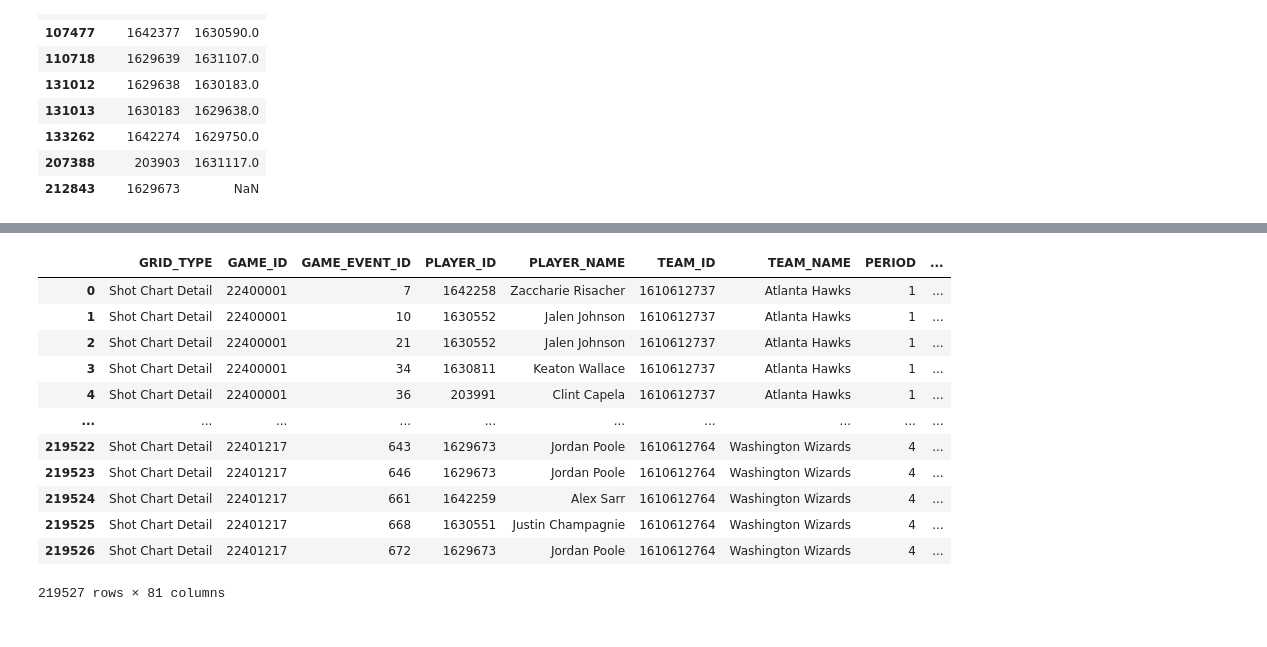
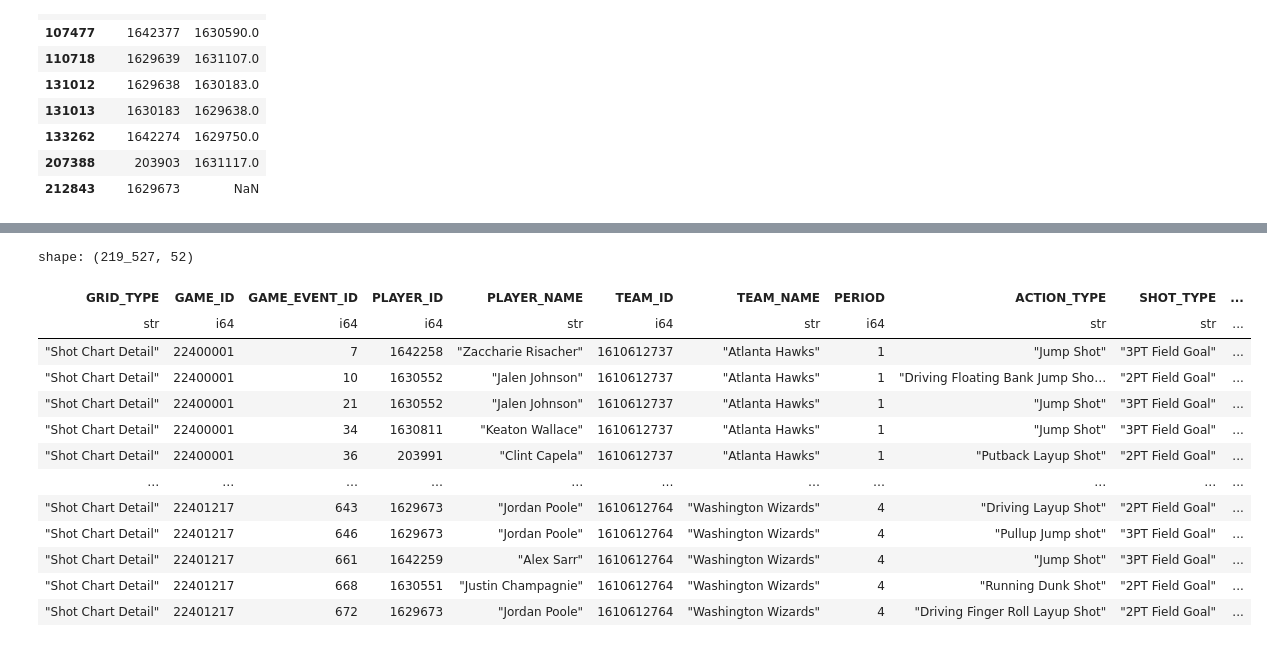
Before and after one commit to carlsonhu225-source/data7001_g02, a Jupyter notebook: Load_NBA_Dataset.ipynb, the cells around one changed output, grey strips where cells are left out. Cells and saved outputs as stored; diff of their text form; code cells hidden in the pictures.

Commit message:
Convert to Polars dataframe

```diff
--- a/Load_NBA_Dataset.ipynb
+++ b/Load_NBA_Dataset.ipynb
@@ -72,5 +86,5 @@ Index(['actionNumber', 'clock', 'timeActual', 'period', 'periodType',
 # %%
-
-df_merged = pd.merge(df_shots, df_cdnnba, how='left', left_on=['GAME_ID', 'GAME_EVENT_ID'], right_on=['gameId', 'actionNumber'])
+# Merge two dataframes
+df_merged = df_shots.join(df_cdnnba, how='left', left_on=['GAME_ID', 'GAME_EVENT_ID'], right_on=['gameId', 'actionNumber'])
 df_merged.head(10)
 # %% [output]
@@ -115,11 +130,14 @@ df_merged[['PLAYER_ID', 'personId']][df_test2]
 | 207388 | 203903 | 1631117.0 |
 | 212843 | 1629673 | NaN |
 # %%
-# Convert to date data type
-df_merged['GAME_DATE'] = pd.to_datetime(df_merged['GAME_DATE'], format="%Y%m%d")
-
-# Home -
-df_merged['SCORE_MARGIN'] = df_merged['scoreHome'] - df_merged['scoreAway']
+# Convert data types
+df_merged = df_merged.with_columns(
+    pl.col('GAME_DATE').cast(pl.String).str.to_datetime(format="%Y%m%d").alias('game_date'),
+    pl.duration(minutes=pl.col('MINUTES_REMAINING'), seconds=pl.col('SECONDS_REMAINING')).alias('time_remaining'),
+    (pl.col('scoreHome') - pl.col('scoreAway')).alias('score_margin')
+)
 
 # Convert to based on player taking actions perspective
-df_merged['MARGIN_ACTION'] = np.where(df_merged['teamTricode'] == df_merged['HTM'], df_merged['SCORE_MARGIN'], df_merged['SCORE_MARGIN']*-1)
+df_merged = df_merged.with_columns(
+    pl.when(pl.col('teamTricode') == pl.col('HTM')).then(pl.col('score_margin')).otherwise(pl.col('score_margin')*-1).alias('margin_action')
+)
@@ -126,18 +196,49 @@ df_merged['MARGIN_ACTION'] = np.where(df_merged['teamTricode'] == df_merged['HTM
 # %%
 # Drop redundant columns
+df2 = df_merged.drop(['period', 'personId', 'actionType', 'GAME_DATE', 'SHOT_DISTANCE'])
 
-df_merged.drop(['actionNumber', 'period'], axis=1)
+# Drop columns deemed not required
+df2 = df2.drop([
+    'EVENT_TYPE',
+    'MINUTES_REMAINING',
+    'SECONDS_REMAINING',
+    'foulPersonalTotal',
+    'foulTechnicalTotal',
+    'foulDrawnPlayerName',
+    'foulDrawnPersonId',
+    'area',
+    'areaDetail',
+    'shotResult',
+    'officialId',
+    'turnoverTotal',
+    'stealPlayerName',
+    'stealPersonId',
+    'reboundTotal',
+    'reboundDefensiveTotal',
+    'reboundOffensiveTotal',
+    'blockPlayerName',
+    'blockPersonId',
+    'jumpBallLostPlayerName',
+    'jumpBallLostPersonId',
+    'jumpBallWonPlayerName',
+    'jumpBallWonPersonId',
+    'jumpBallRecoveredName',
+    'jumpBallRecoverdPersonId',
+    'shotActionNumber'
+])
+df2
 # %% [output]
+shape: (219_527, 52)
-|  | GRID_TYPE | GAME_ID | GAME_EVENT_ID | PLAYER_ID | PLAYER_NAME | TEAM_ID | TEAM_NAME | PERIOD | ... |
-| 0 | Shot Chart Detail | 22400001 | 7 | 1642258 | Zaccharie Risacher | 1610612737 | Atlanta Hawks | 1 | ... |
-| 1 | Shot Chart Detail | 22400001 | 10 | 1630552 | Jalen Johnson | 1610612737 | Atlanta Hawks | 1 | ... |
-| 2 | Shot Chart Detail | 22400001 | 21 | 1630552 | Jalen Johnson | 1610612737 | Atlanta Hawks | 1 | ... |
-| 3 | Shot Chart Detail | 22400001 | 34 | 1630811 | Keaton Wallace | 1610612737 | Atlanta Hawks | 1 | ... |
-| 4 | Shot Chart Detail | 22400001 | 36 | 203991 | Clint Capela | 1610612737 | Atlanta Hawks | 1 | ... |
-| ... | ... | ... | ... | ... | ... | ... | ... | ... | ... |
-| 219522 | Shot Chart Detail | 22401217 | 643 | 1629673 | Jordan Poole | 1610612764 | Washington Wizards | 4 | ... |
-| 219523 | Shot Chart Detail | 22401217 | 646 | 1629673 | Jordan Poole | 1610612764 | Washington Wizards | 4 | ... |
-| 219524 | Shot Chart Detail | 22401217 | 661 | 1642259 | Alex Sarr | 1610612764 | Washington Wizards | 4 | ... |
-| 219525 | Shot Chart Detail | 22401217 | 668 | 1630551 | Justin Champagnie | 1610612764 | Washington Wizards | 4 | ... |
-| 219526 | Shot Chart Detail | 22401217 | 672 | 1629673 | Jordan Poole | 1610612764 | Washington Wizards | 4 | ... |
+| GRID_TYPE | GAME_ID | GAME_EVENT_ID | PLAYER_ID | PLAYER_NAME | TEAM_ID | TEAM_NAME | PERIOD | ACTION_TYPE | SHOT_TYPE | ... |
+| str | i64 | i64 | i64 | str | i64 | str | i64 | str | str | ... |
+| "Shot Chart Detail" | 22400001 | 7 | 1642258 | "Zaccharie Risacher" | 1610612737 | "Atlanta Hawks" | 1 | "Jump Shot" | "3PT Field Goal" | ... |
+| "Shot Chart Detail" | 22400001 | 10 | 1630552 | "Jalen Johnson" | 1610612737 | "Atlanta Hawks" | 1 | "Driving Floating Bank Jump Sho… | "2PT Field Goal" | ... |
+| "Shot Chart Detail" | 22400001 | 21 | 1630552 | "Jalen Johnson" | 1610612737 | "Atlanta Hawks" | 1 | "Jump Shot" | "3PT Field Goal" | ... |
+| "Shot Chart Detail" | 22400001 | 34 | 1630811 | "Keaton Wallace" | 1610612737 | "Atlanta Hawks" | 1 | "Jump Shot" | "3PT Field Goal" | ... |
+| "Shot Chart Detail" | 22400001 | 36 | 203991 | "Clint Capela" | 1610612737 | "Atlanta Hawks" | 1 | "Putback Layup Shot" | "2PT Field Goal" | ... |
+| … | … | … | … | … | … | … | … | … | … | ... |
+| "Shot Chart Detail" | 22401217 | 643 | 1629673 | "Jordan Poole" | 1610612764 | "Washington Wizards" | 4 | "Driving Layup Shot" | "2PT Field Goal" | ... |
+| "Shot Chart Detail" | 22401217 | 646 | 1629673 | "Jordan Poole" | 1610612764 | "Washington Wizards" | 4 | "Pullup Jump shot" | "3PT Field Goal" | ... |
+| "Shot Chart Detail" | 22401217 | 661 | 1642259 | "Alex Sarr" | 1610612764 | "Washington Wizards" | 4 | "Jump Shot" | "3PT Field Goal" | ... |
+| "Shot Chart Detail" | 22401217 | 668 | 1630551 | "Justin Champagnie" | 1610612764 | "Washington Wizards" | 4 | "Running Dunk Shot" | "2PT Field Goal" | ... |
+| "Shot Chart Detail" | 22401217 | 672 | 1629673 | "Jordan Poole" | 1610612764 | "Washington Wizards" | 4 | "Driving Finger Roll Layup Shot" | "2PT Field Goal" | ... |
-219527 rows × 81 columns
```
Also changed, not shown: parts of 11 cells of this notebook.
